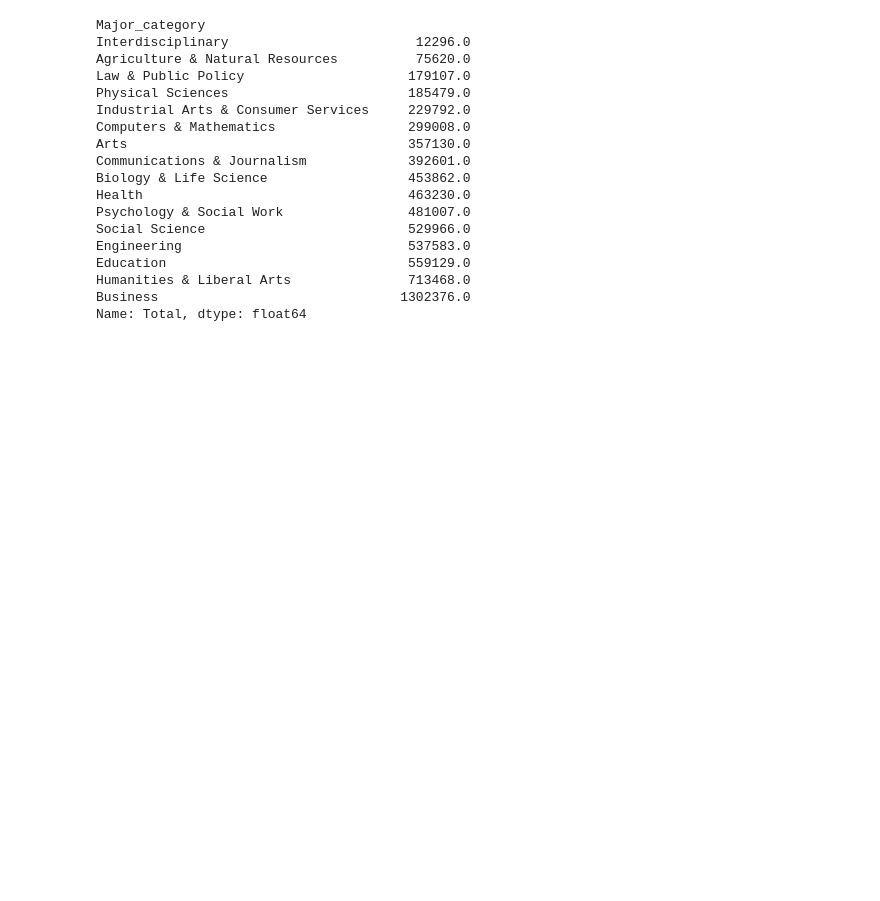
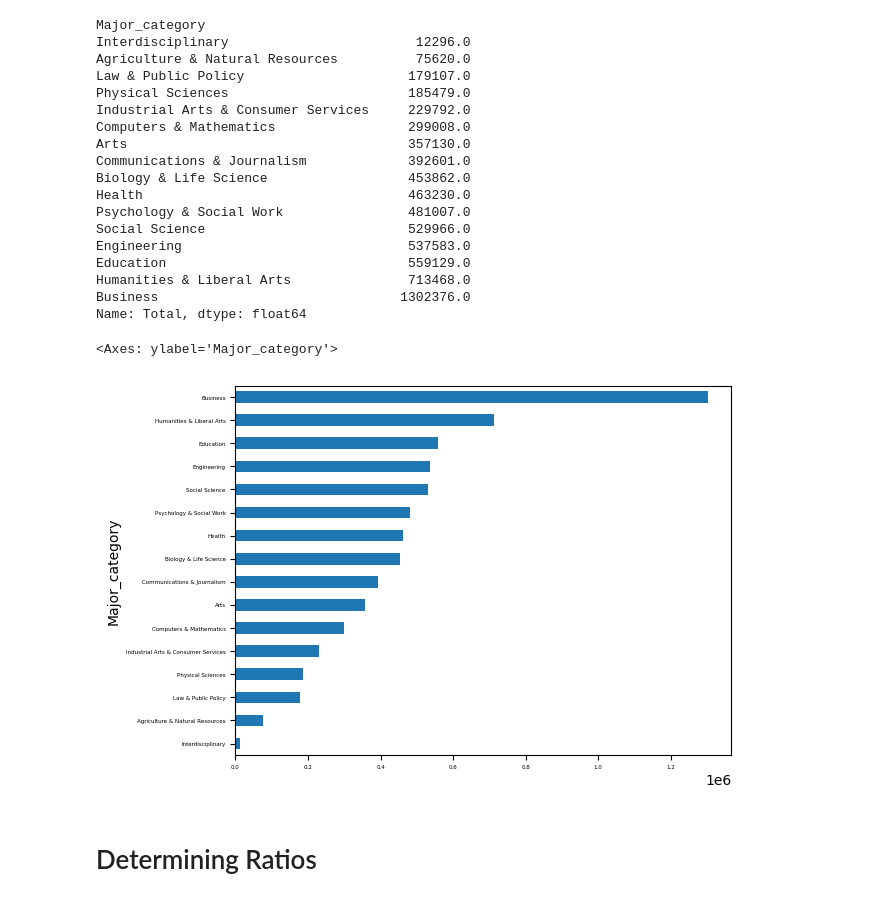
Before and after one commit to Sulaiman-Dem/2023-fall-data-science-fridays, a Jupyter notebook: Pre-Work Homework/H-W2 - Data Visualization, EDA, and Github/plot_with_pandas.ipynb, the cells around one changed output. Cells and saved outputs as stored; diff of their text form; code cells hidden in the pictures; blank space fills up the shorter version.

```diff
--- a/Pre-Work Homework/H-W2 - Data Visualization, EDA, and Github/plot_with_pandas.ipynb
+++ b/Pre-Work Homework/H-W2 - Data Visualization, EDA, and Github/plot_with_pandas.ipynb
@@ -132,3 +132,10 @@ Education                               559129.0
 Humanities & Liberal Arts               713468.0
 Business                               1302376.0
 Name: Total, dtype: float64
+# %%
+cat_totals.plot(kind="barh", fontsize=4)
+# %% [output]
+<Axes: ylabel='Major_category'>
+[figure, added]
+# %% [markdown]
+# Determining Ratios
```
Also changed, not shown: parts of 9 cells of this notebook.
